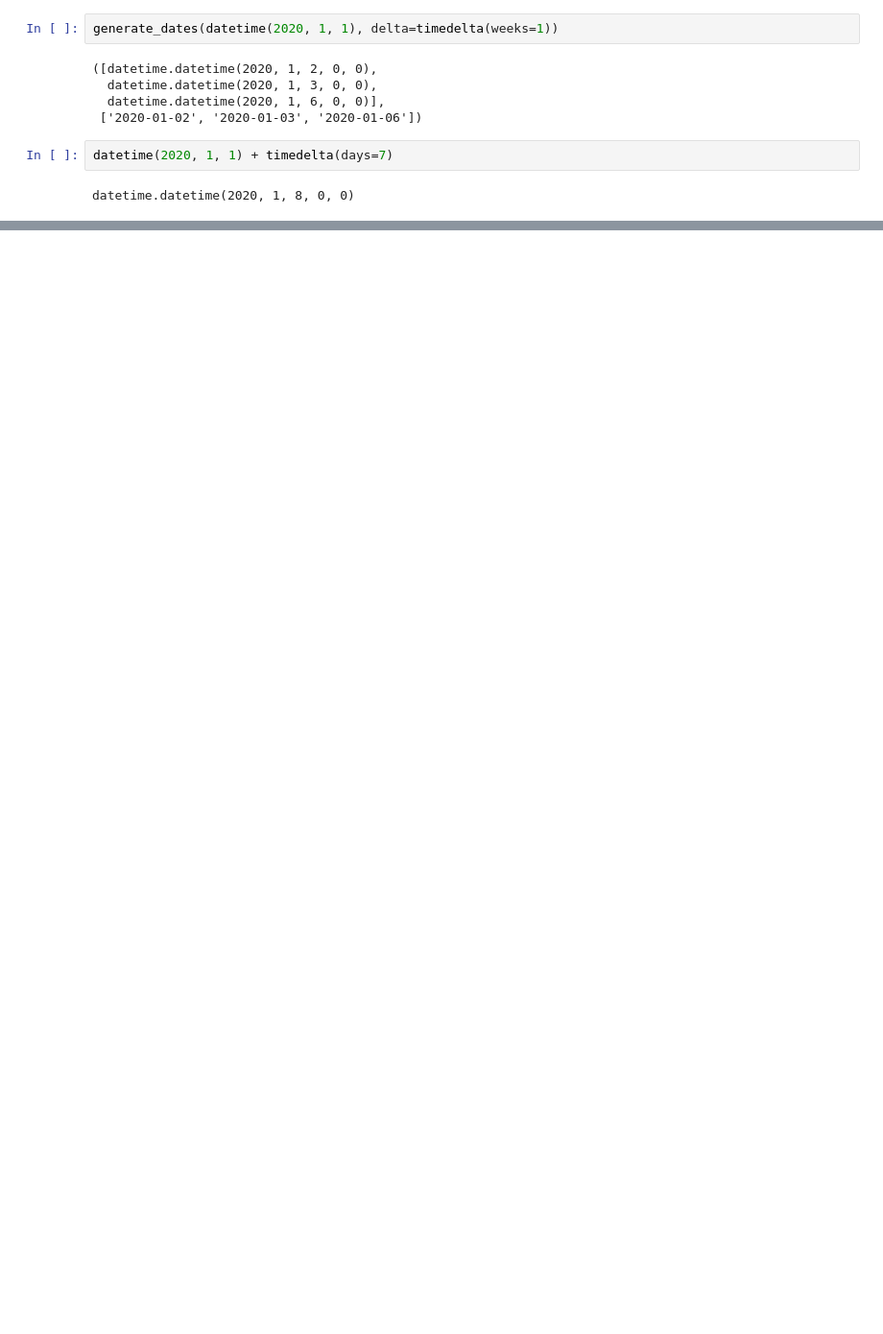
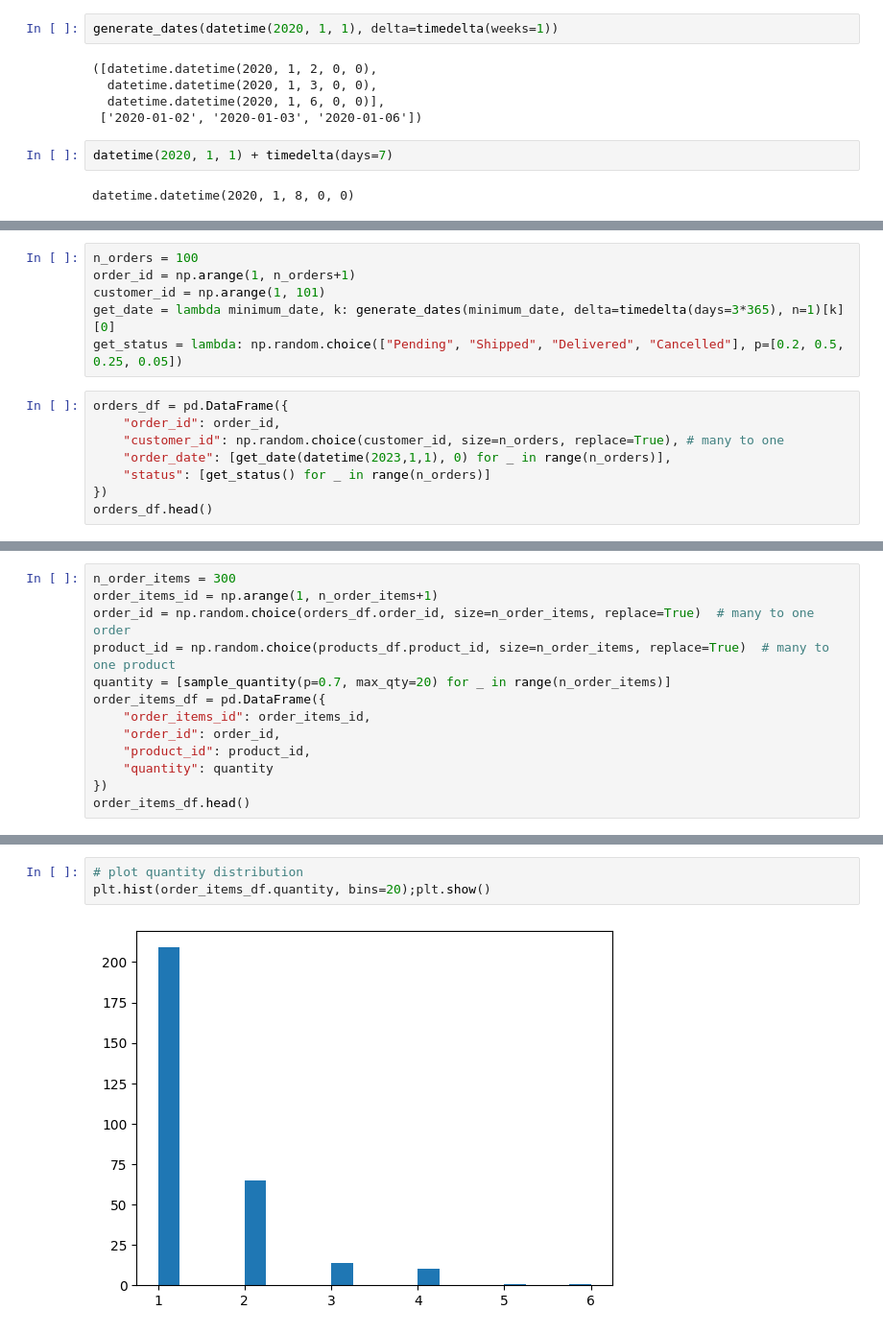
Before and after one commit to PaavoReinikka/database_project, a Jupyter notebook: paavo_tmp/data_prep.ipynb, the cells around one changed output, grey strips where cells are left out. Shown at 96% size. Cells and saved outputs as stored; diff of their text form; blank space fills up the shorter version.

```diff
--- a/paavo_tmp/data_prep.ipynb
+++ b/paavo_tmp/data_prep.ipynb
@@ -130,0 +259,14 @@ datetime.datetime(2020, 1, 8, 0, 0)
+# %%
+n_orders = 100
+order_id = np.arange(1, n_orders+1)
+customer_id = np.arange(1, 101)
+get_date = lambda minimum_date, k: generate_dates(minimum_date, delta=timedelta(days=3*365), n=1)[k][0]
+get_status = lambda: np.random.choice(["Pending", "Shipped", "Delivered", "Cancelled"], p=[0.2, 0.5, 0.25, 0.05])
+# %%
+orders_df = pd.DataFrame({
+    "order_id": order_id,
+    "customer_id": np.random.choice(customer_id, size=n_orders, replace=True), # many to one
+    "order_date": [get_date(datetime(2023,1,1), 0) for _ in range(n_orders)],
+    "status": [get_status() for _ in range(n_orders)]
+})
+orders_df.head()
@@ -130,0 +298,13 @@ datetime.datetime(2020, 1, 8, 0, 0)
+# %%
+n_order_items = 300
+order_items_id = np.arange(1, n_order_items+1)
+order_id = np.random.choice(orders_df.order_id, size=n_order_items, replace=True)  # many to one order
+product_id = np.random.choice(products_df.product_id, size=n_order_items, replace=True)  # many to one product
+quantity = [sample_quantity(p=0.7, max_qty=20) for _ in range(n_order_items)]
+order_items_df = pd.DataFrame({
+    "order_items_id": order_items_id,
+    "order_id": order_id,
+    "product_id": product_id,
+    "quantity": quantity
+})
+order_items_df.head()
@@ -130,0 +318,5 @@ datetime.datetime(2020, 1, 8, 0, 0)
+# %%
+# plot quantity distribution
+plt.hist(order_items_df.quantity, bins=20);plt.show()
+# %% [output]
+[figure, added]
```
Also changed, not shown: parts of 20 cells of this notebook, 2 other files.
